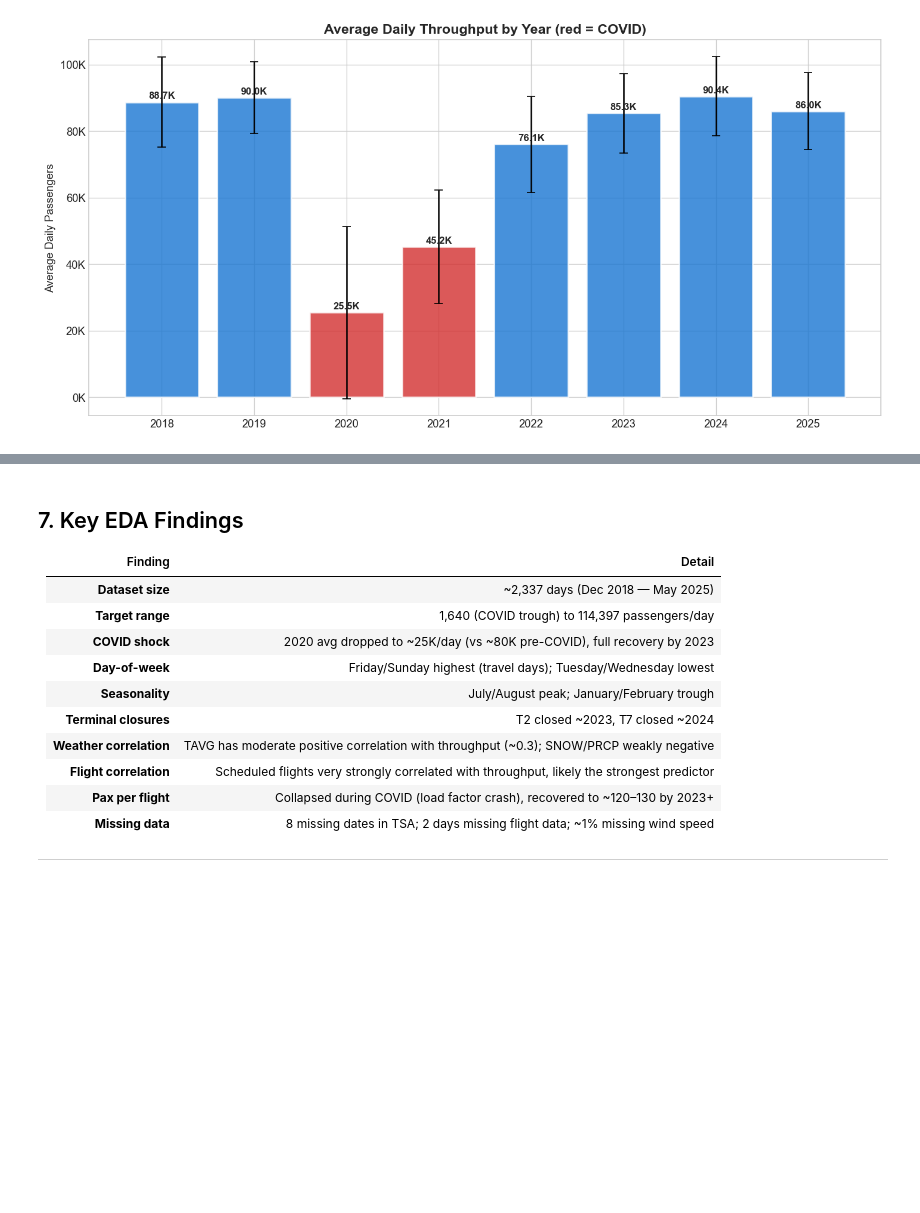
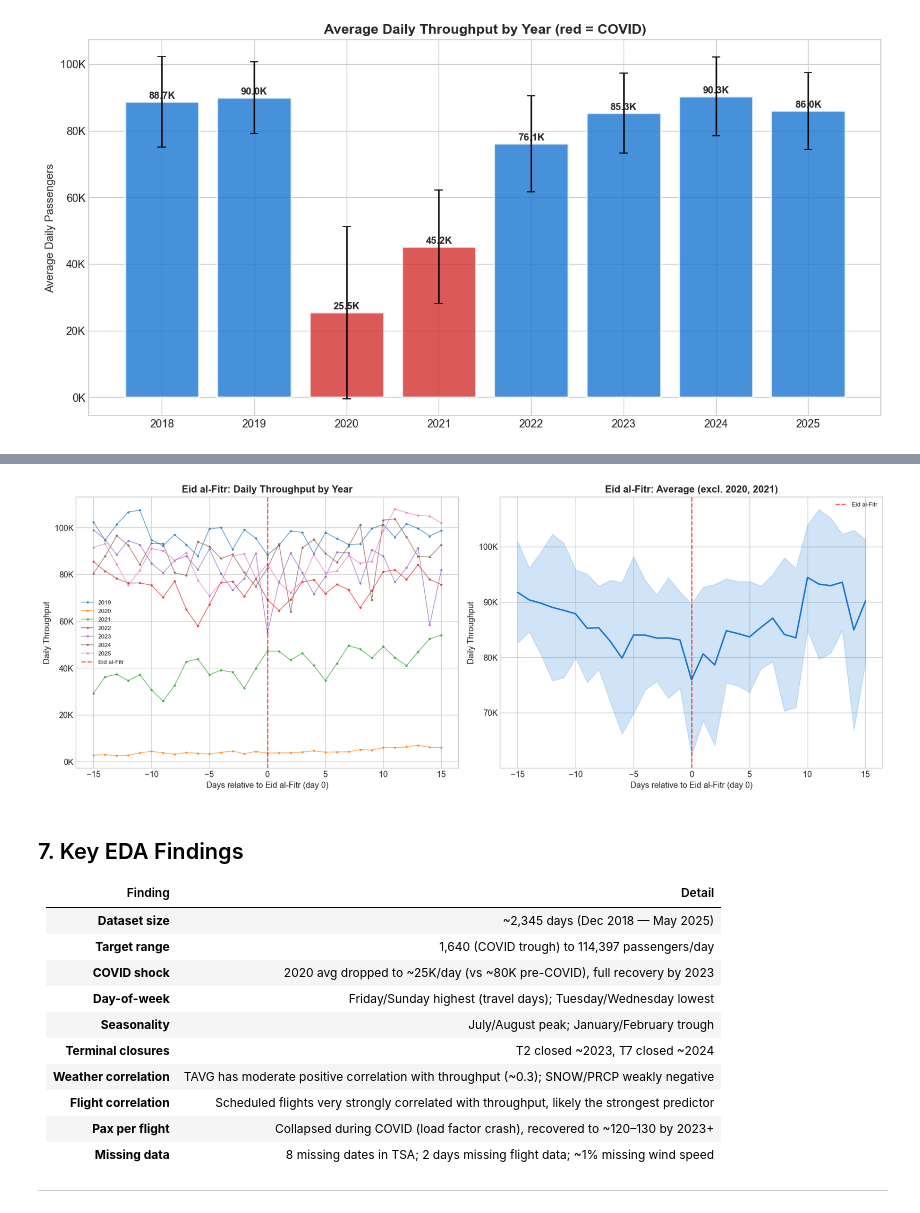
Before and after one commit to Arden-Zhu/jfk-passenger-forecasting, a Jupyter notebook: notebooks/01_data_preprocessing.ipynb, the cells around one changed output, grey strips where cells are left out. Saved outputs shown, nothing was run; the diff lists cells and outputs as text; code cells hidden in the pictures; blank space fills up the shorter version.

```diff
--- a/notebooks/01_data_preprocessing.ipynb
+++ b/notebooks/01_data_preprocessing.ipynb
@@ -507,9 +649,16 @@ plt.show()
+# %%
+# Eid al-Fitr: check +/- 7 day window
+fig = plot_holiday_window(merged, eid_dates, 'Eid al-Fitr', window_before=15, window_after=15, covid_years=[2020, 2021])
+plt.savefig(f'{FIGURES}/12_eid_al_fitr_pattern.png', dpi=150, bbox_inches='tight')
+plt.show()
+# %% [output]
+[figure, added]
 # %% [markdown]
 ## 7. Key EDA Findings
 
 | Finding | Detail |
 |---------|--------|
-| **Dataset size** | ~2,337 days (Dec 2018 — May 2025) |
+| **Dataset size** | ~2,345 days (Dec 2018 — May 2025) |
 | **Target range** | 1,640 (COVID trough) to 114,397 passengers/day |
 | **COVID shock** | 2020 avg dropped to ~25K/day (vs ~80K pre-COVID), full recovery by 2023 |
 | **Day-of-week** | Friday/Sunday highest (travel days); Tuesday/Wednesday lowest |
```
Also changed, not shown: parts of 11 cells of this notebook, 12 other files.
